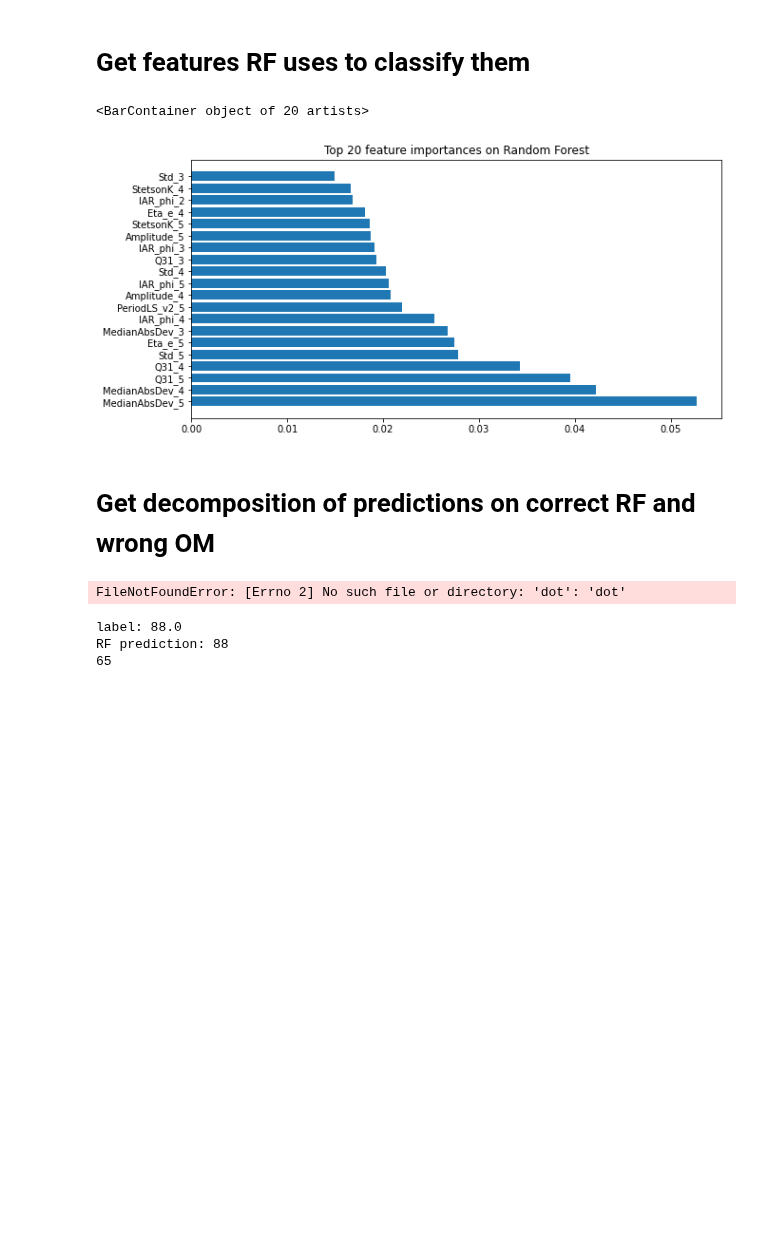
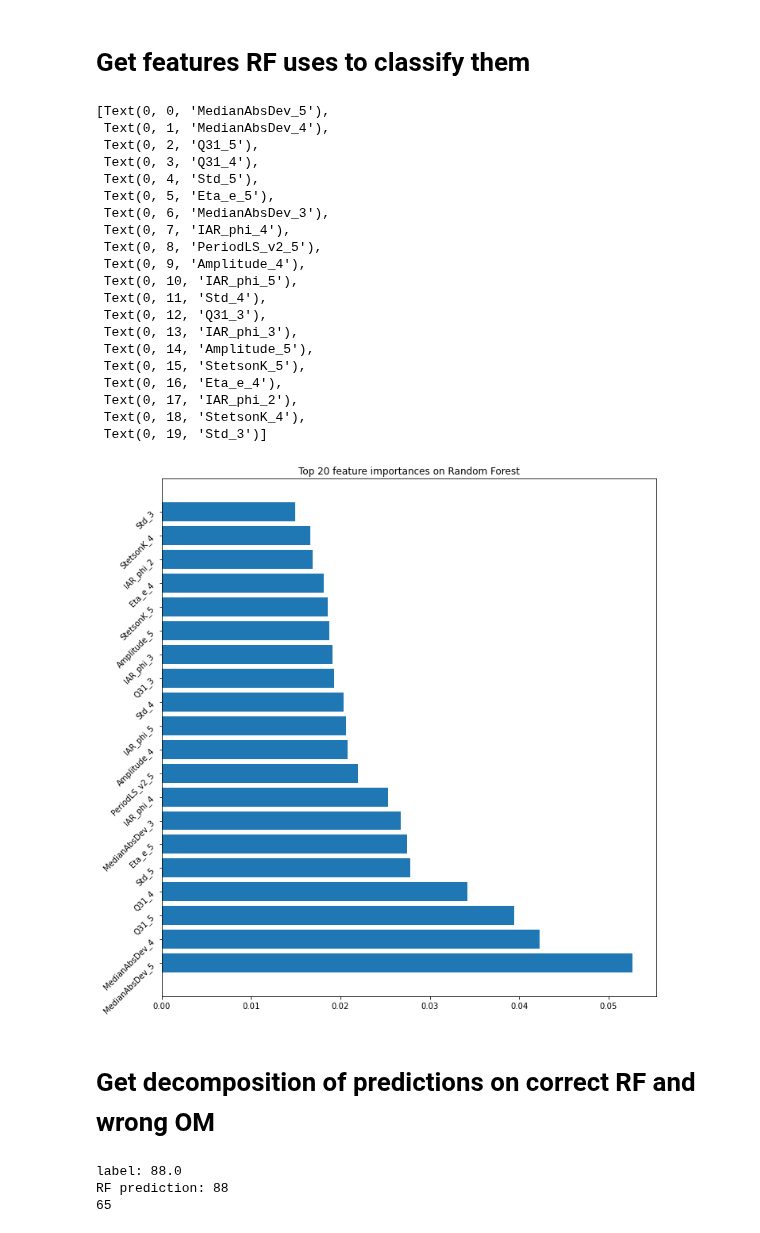
Before and after one commit to leoBravoRain/thesis, a Jupyter notebook: work/thesis/notebooks/comparing_models/Comparing models.ipynb, the cells around one changed output. Cells and saved outputs as stored; diff of their text form; code cells hidden in the pictures; blank space fills up the shorter version.

```diff
--- a/work/thesis/notebooks/comparing_models/Comparing models.ipynb
+++ b/work/thesis/notebooks/comparing_models/Comparing models.ipynb
@@ -257,50 +298,72 @@ with open("../random_forest/features/fats"+str(int(lc_ids["train"][0]))+".pkl",
 # %%
 # FATS computing: https://github.com/isadoranun/FATS/blob/master/FATS/FeatureFunctionLib.py
 
 # get the most important features
 featuresByImportance, importance = featuresNames[np.argsort(rf.feature_importances_)[::-1]], rf.feature_importances_[np.argsort(rf.feature_importances_)[::-1]]
 
 featuresToDisplay = 20
 
-fig, ax = plt.subplots(figsize = (10, 5))
+fig, ax = plt.subplots(figsize = (10, 10), tight_layout = True)
 
 ax.set_title(f"Top {featuresToDisplay} feature importances on Random Forest")
 ax.barh(featuresByImportance[:featuresToDisplay], importance[:featuresToDisplay])
+# ax.set_xticklabels(rotation = (45), fontsize = 10, va='bottom', ha='left')
+ax.set_yticklabels(featuresByImportance[:featuresToDisplay],fontsize=10, rotation=45)
 # %% [output]
-<BarContainer object of 20 artists>
+[Text(0, 0, 'MedianAbsDev_5'),
+ Text(0, 1, 'MedianAbsDev_4'),
+ Text(0, 2, 'Q31_5'),
+ Text(0, 3, 'Q31_4'),
+ Text(0, 4, 'Std_5'),
+ Text(0, 5, 'Eta_e_5'),
+ Text(0, 6, 'MedianAbsDev_3'),
+ Text(0, 7, 'IAR_phi_4'),
+ Text(0, 8, 'PeriodLS_v2_5'),
+ Text(0, 9, 'Amplitude_4'),
+ Text(0, 10, 'IAR_phi_5'),
+ Text(0, 11, 'Std_4'),
+ Text(0, 12, 'Q31_3'),
+ Text(0, 13, 'IAR_phi_3'),
+ Text(0, 14, 'Amplitude_5'),
+ Text(0, 15, 'StetsonK_5'),
+ Text(0, 16, 'Eta_e_4'),
+ Text(0, 17, 'IAR_phi_2'),
+ Text(0, 18, 'StetsonK_4'),
+ Text(0, 19, 'Std_3')]
-[figure, old version]
+[figure, new version]
 # %% [markdown]
 # Get decomposition of predictions on correct RF and wrong OM
 # %%
-# (node_indicator, _) = rf.decision_path(instances)
+# # (node_indicator, _) = rf.decision_path(instances)
 
-# node_indicator
+# # node_indicator
 
-# Extract single tree
-estimator = rf.estimators_
+# # Extract single tree
+# estimator = rf.estimators_
+# estimatorIndex = 0
+# print(f"number of trees: {len(estimator)}")
 
-# len(estimator)
+# from sklearn.tree import export_graphviz
+# # Export as dot file
+# export_graphviz(estimator[estimatorIndex],
+#                 out_file='tree' + str(estimatorIndex) + '.dot',
+#                 feature_names = featuresNames,
+#                 class_names = True,
+#                 rounded = True,
+#                 proportion = False,
+#                 precision = 2,
+#                 filled = True,
+#                 rotate = True,
+# )
 
-from sklearn.tree import export_graphviz
-# Export as dot file
-export_graphviz(estimator[5],
-                out_file='tree.dot',
-                feature_names = featuresNames,
-#                 class_names = iris.target_names,
-                rounded = True, proportion = False,
-                precision = 2, filled = True)
+# # Convert to png
+# estimatorIndex = str(estimatorIndex)
+# from subprocess import call
+# call(['dot', '-Tpng', 'tree' + estimatorIndex + '.dot', '-o', 'tree'  + estimatorIndex + '.png', '-Gdpi=600'])
 
-# Convert to png
-from subprocess import call
-call(['dot', '-Tpng', 'tree.dot', '-o', 'tree.png', '-Gdpi=600'])
-
-# Display in jupyter notebook
-from IPython.display import Image
-Image(filename = 'tree.png')
-# from subprocess import call
-# call(['dot', '-Tpng', 'tree.dot', '-o', 'tree.png', '-Gdpi=600'])
+# # Display in jupyter notebook
+# from IPython.display import Image
+# Image(filename = 'tree' + estimatorIndex + '.png')
-# %% [output]
-FileNotFoundError: [Errno 2] No such file or directory: 'dot': 'dot'
 # %%
 # get data
 id_ = idsRFCorrectsAndOwnModelWrongs[1]
```
Also changed, not shown: parts of 22 cells of this notebook, 25 other files.
